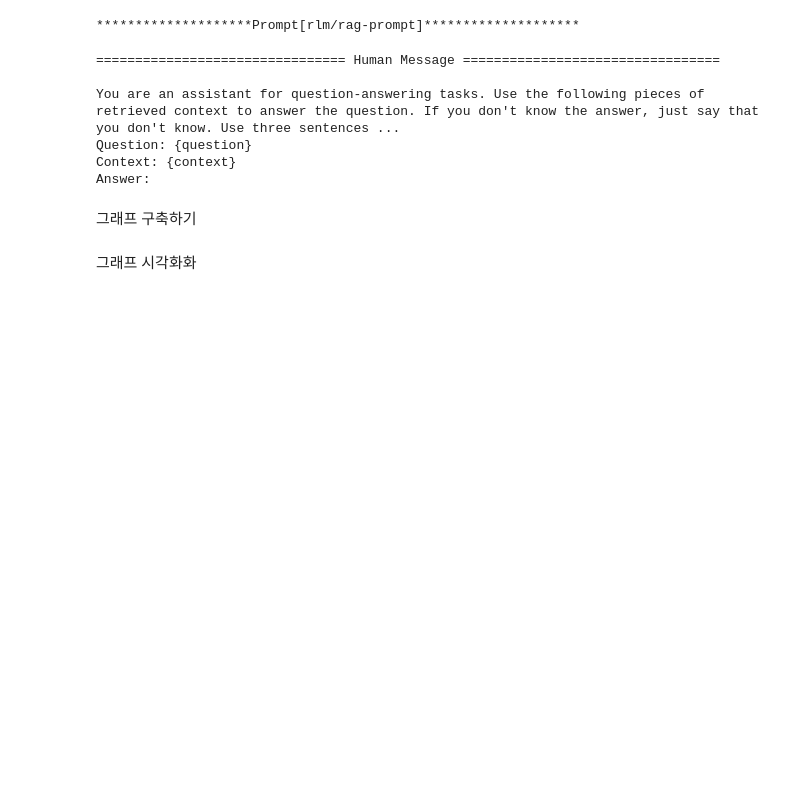
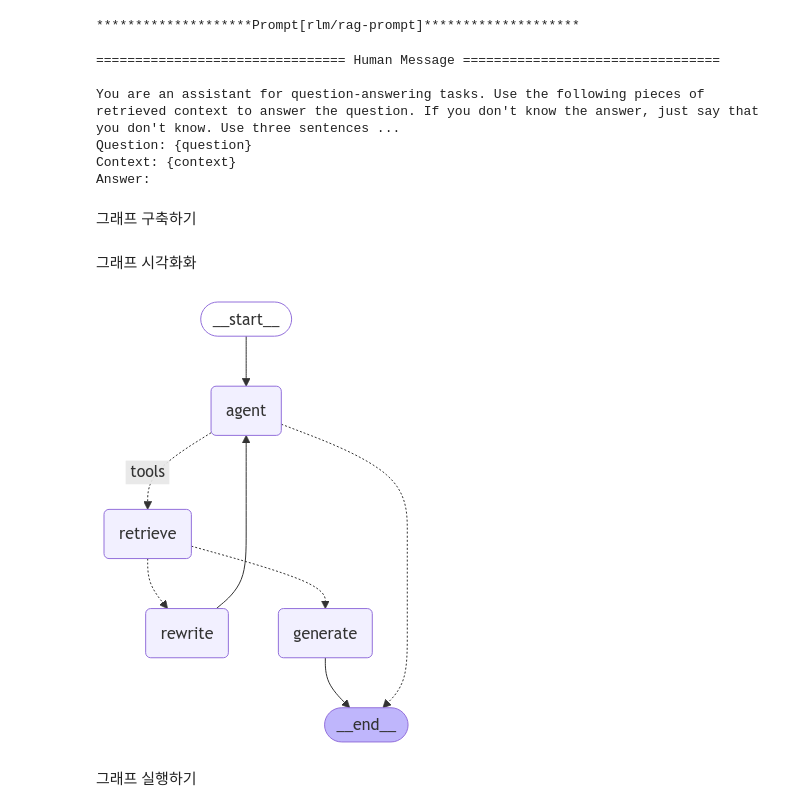
Before and after one commit to greatsangho/SKN05-FINAL-3TEAM, a Jupyter notebook: agentic_rag.ipynb, the cells around one changed output. Drawn from its saved outputs; the diff is of its cells as text; code cells hidden in the pictures; blank space fills up the shorter version.

```diff
--- a/agentic_rag.ipynb
+++ b/agentic_rag.ipynb
@@ -153,7 +153,7 @@ def agent(state : AgentState):
     messages = state["messages"]
     model = ChatOpenAI(temperature=0, streaming=True, model="gpt-4o-mini")
     model = model.bind_tools(tools)
-    response = model(messages)
+    response = model.invoke(messages)
 
     return {"messages" : [response]}
 # %% [markdown]
@@ -277,0 +276,12 @@ from IPython.display
+# %%
+from IPython.display import Image, display
+
+
+try:
+    display(Image(graph.get_graph(xray=True).draw_mermaid_png()))
+except Exception:
+    pass
+# %% [output]
+[figure, added]
+# %% [markdown]
+그래프 실행하기
```
Also changed, not shown: parts of 4 cells of this notebook, 1 other file.
